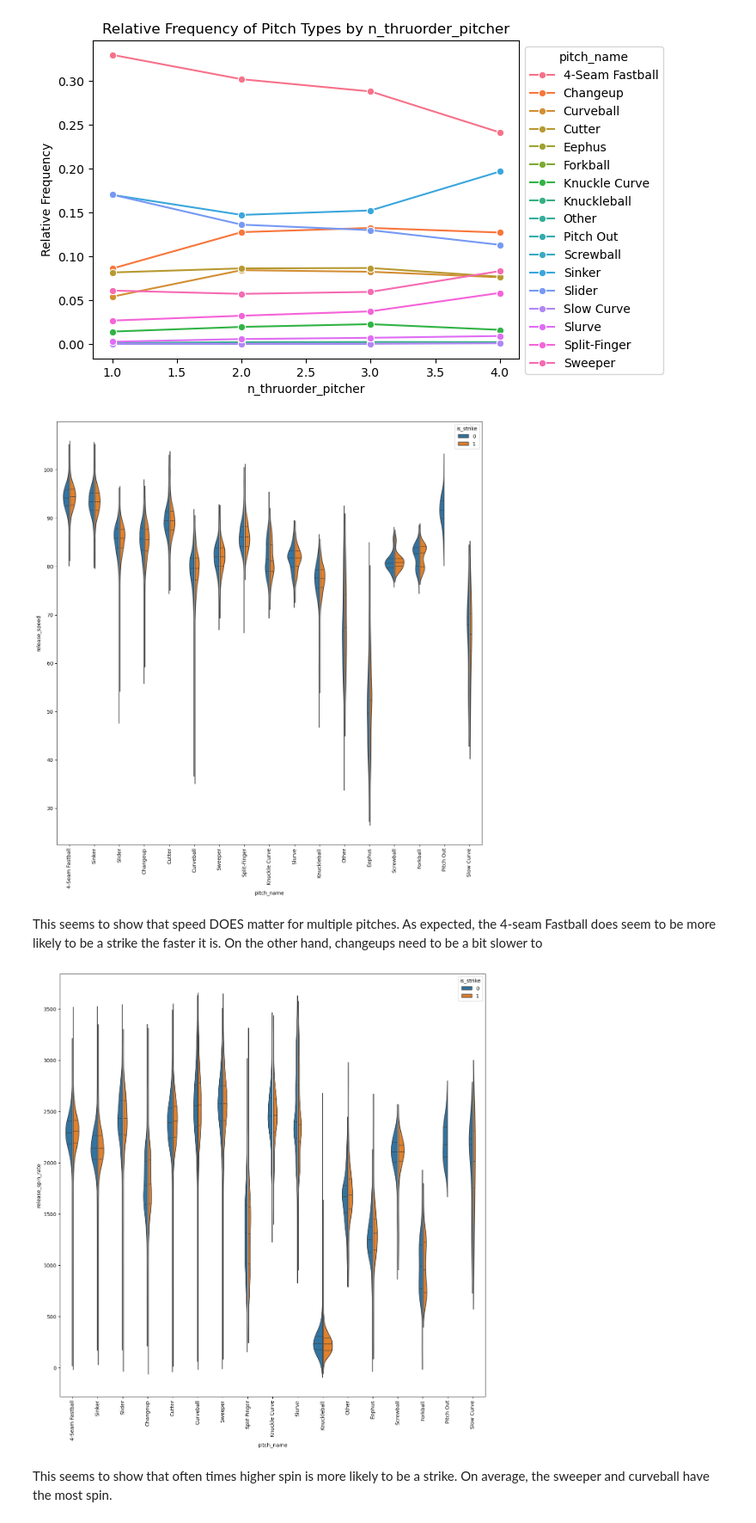
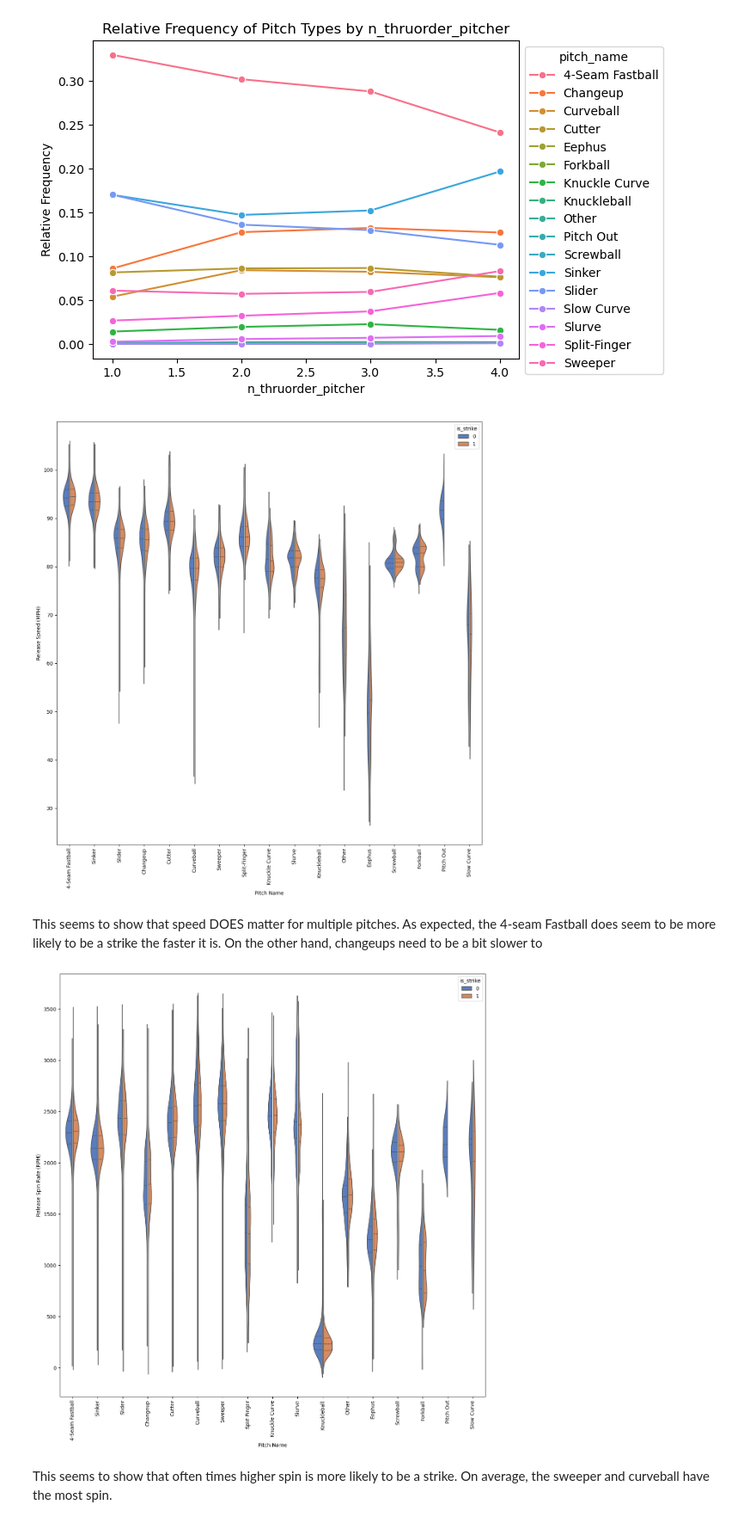
Before and after one commit to OffBayes/Strikeout-Prediction---2024, a Jupyter notebook: Strikeout-EDA.ipynb, the cells around one changed output. Shown at 86% size. Saved outputs shown, nothing was run; the diff lists cells and outputs as text; code cells hidden in the pictures.

```diff
--- a/Strikeout-EDA.ipynb
+++ b/Strikeout-EDA.ipynb
@@ -168,20 +170,26 @@ plt.show()
 [figure]
 # %%
 fig, ax = plt.subplots(figsize=(15, 15))
-sns.violinplot(data=training_data_df, x="pitch_name", y="release_speed", hue="is_strike", split=True, gap=.1, inner="quart", order = training_data_df.pitch_name.value_counts().index)
+sns.violinplot(data=training_data_df, x="pitch_name", y="release_speed",
+               hue="is_strike", split=True, gap=.1, inner="quart", palette = "muted",
+               order = training_data_df.pitch_name.value_counts().index)
 ax.tick_params(axis='x', rotation=90)
+ax.set(xlabel='Pitch Name', ylabel='Release Speed (MPH)')
 plt.show()
 # %% [output]
-[figure, old version]
+[figure, new version]
 # %% [markdown]
 This seems to show that speed DOES matter for multiple pitches. As expected, the 4-seam Fastball does seem to be more likely to be a strike the faster it is. On the other hand, changeups need to be a bit slower to
 # %%
 fig, ax = plt.subplots(figsize=(15, 15))
-sns.violinplot(data=training_data_df, x="pitch_name", y="release_spin_rate", hue="is_strike", split=True, gap=.1, inner="quart", order = training_data_df.pitch_name.value_counts().index)
+sns.violinplot(data=training_data_df, x="pitch_name", y="release_spin_rate",
+               hue="is_strike", split=True, gap=.1, inner="quart", palette = "muted",
+               order = training_data_df.pitch_name.value_counts().index)
 ax.tick_params(axis='x', rotation=90)
+ax.set(xlabel='Pitch Name', ylabel='Release Spin Rate (RPM)')
 plt.show()
 # %% [output]
-[figure, old version]
+[figure, new version]
 # %% [markdown]
 This seems to show that often times higher spin is more likely to be a strike. On average, the sweeper and curveball have the most spin.
 # %%
```
Also changed, not shown: parts of 11 cells of this notebook.
